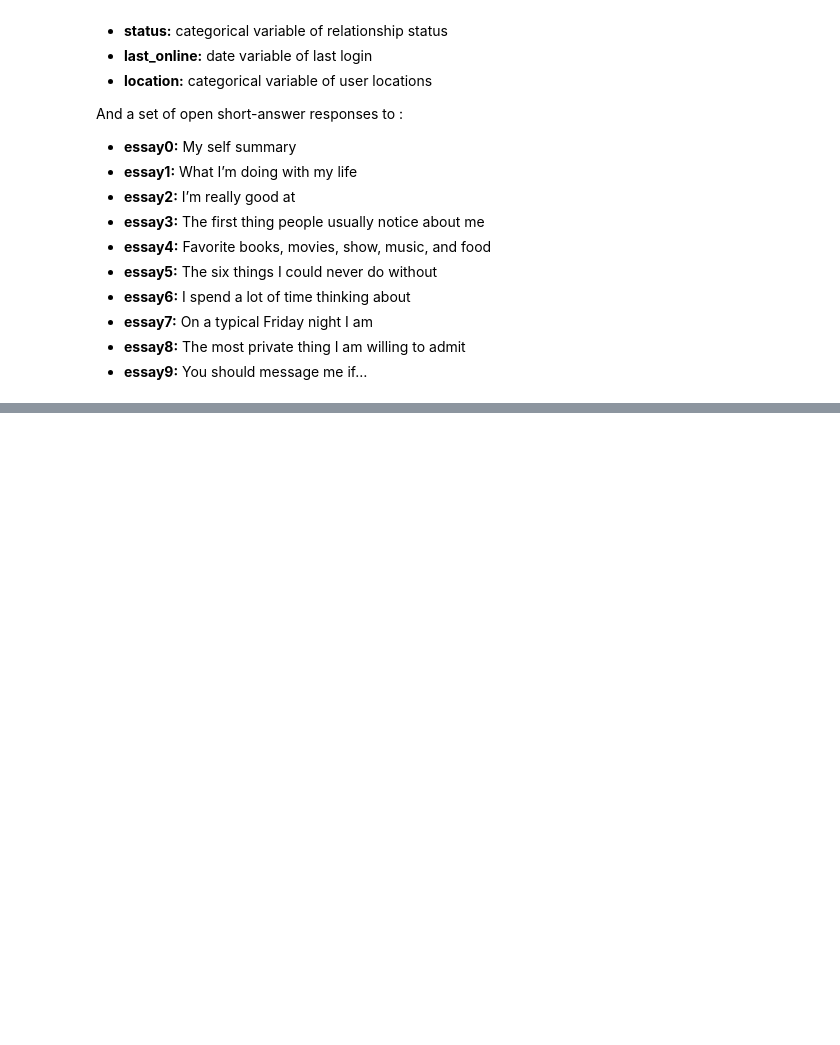
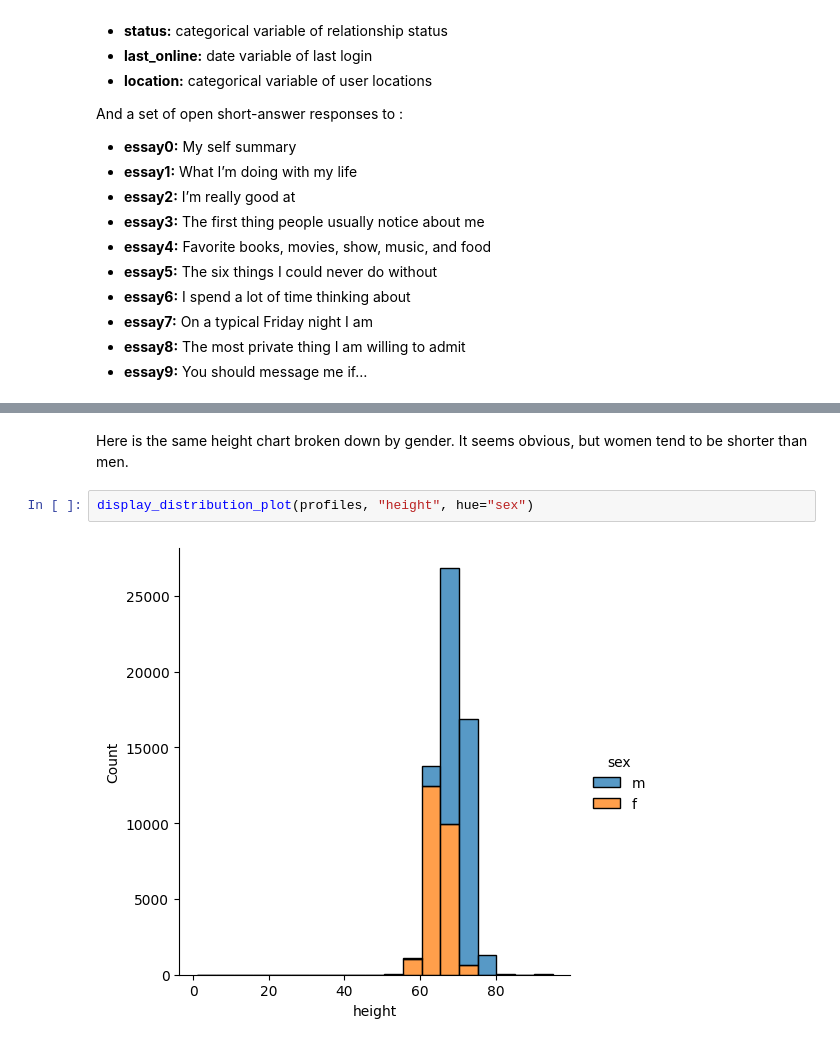
Before and after one commit to webmaster99-stack/course-project-math-for-devs, a Jupyter notebook: main.ipynb, the cells around one changed output, grey strips where cells are left out. Saved outputs shown, nothing was run; the diff lists cells and outputs as text; blank space fills up the shorter version.

```diff
--- a/main.ipynb
+++ b/main.ipynb
@@ -112,0 +176,6 @@ And a set of open short-answer responses to :
+# %% [markdown]
+Here is the same height chart broken down by gender. It seems obvious, but women tend to be shorter than men.
+# %%
+display_distribution_plot(profiles, "height", hue="sex")
+# %% [output]
+[figure, added]
```
Also changed, not shown: parts of 63 cells of this notebook.
